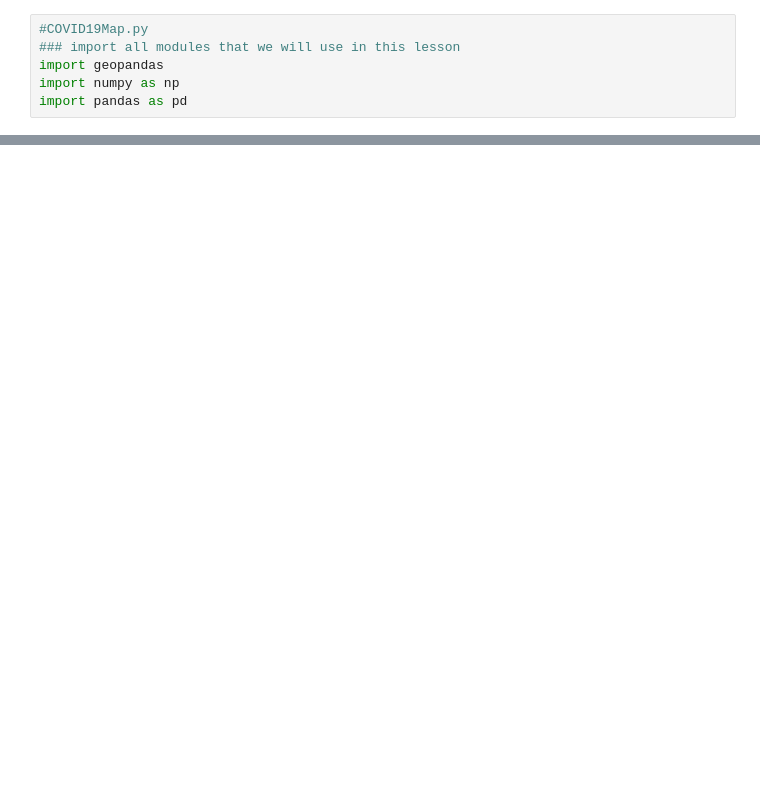
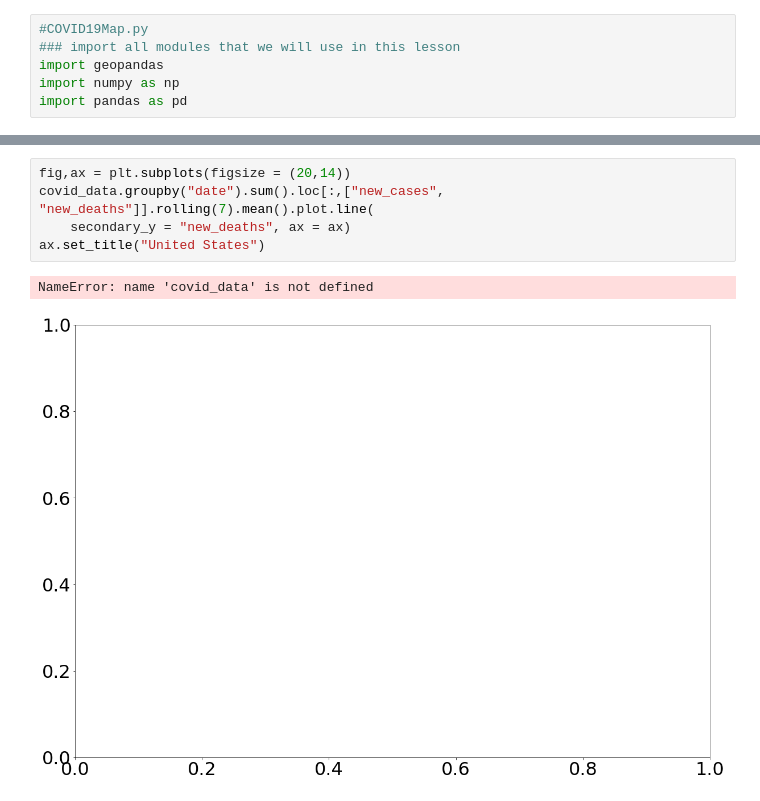
Before and after one commit to ftabassum0614/Projects, a Jupyter notebook: In Class Projects/Project 11 - Working with Geocoded Data.ipynb, the cells around one changed output, grey strips where cells are left out. Cells and saved outputs as stored; diff of their text form; blank space fills up the shorter version.

```diff
--- a/In Class Projects/Project 11 - Working with Geocoded Data.ipynb
+++ b/In Class Projects/Project 11 - Working with Geocoded Data.ipynb
@@ -121,0 +179,8 @@ ModuleNotFoundError: No module named 'geopandas'
+# %%
+fig,ax = plt.subplots(figsize = (20,14))
+covid_data.groupby("date").sum().loc[:,["new_cases", "new_deaths"]].rolling(7).mean().plot.line(
+    secondary_y = "new_deaths", ax = ax)
+ax.set_title("United States")
+# %% [output]
+NameError: name 'covid_data' is not defined
+[figure, added]
```
Also changed, not shown: parts of 26 cells of this notebook, 44 other files.
